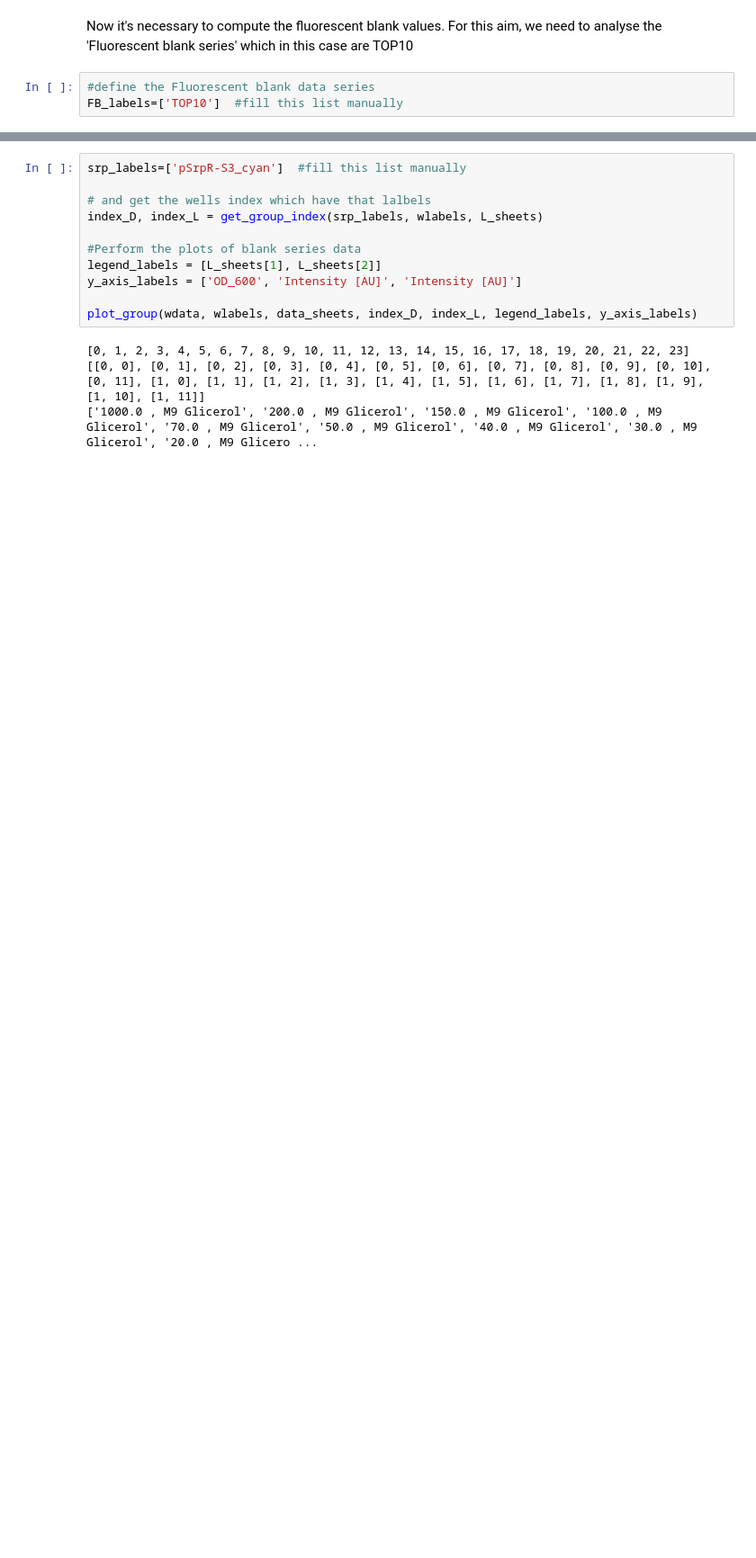
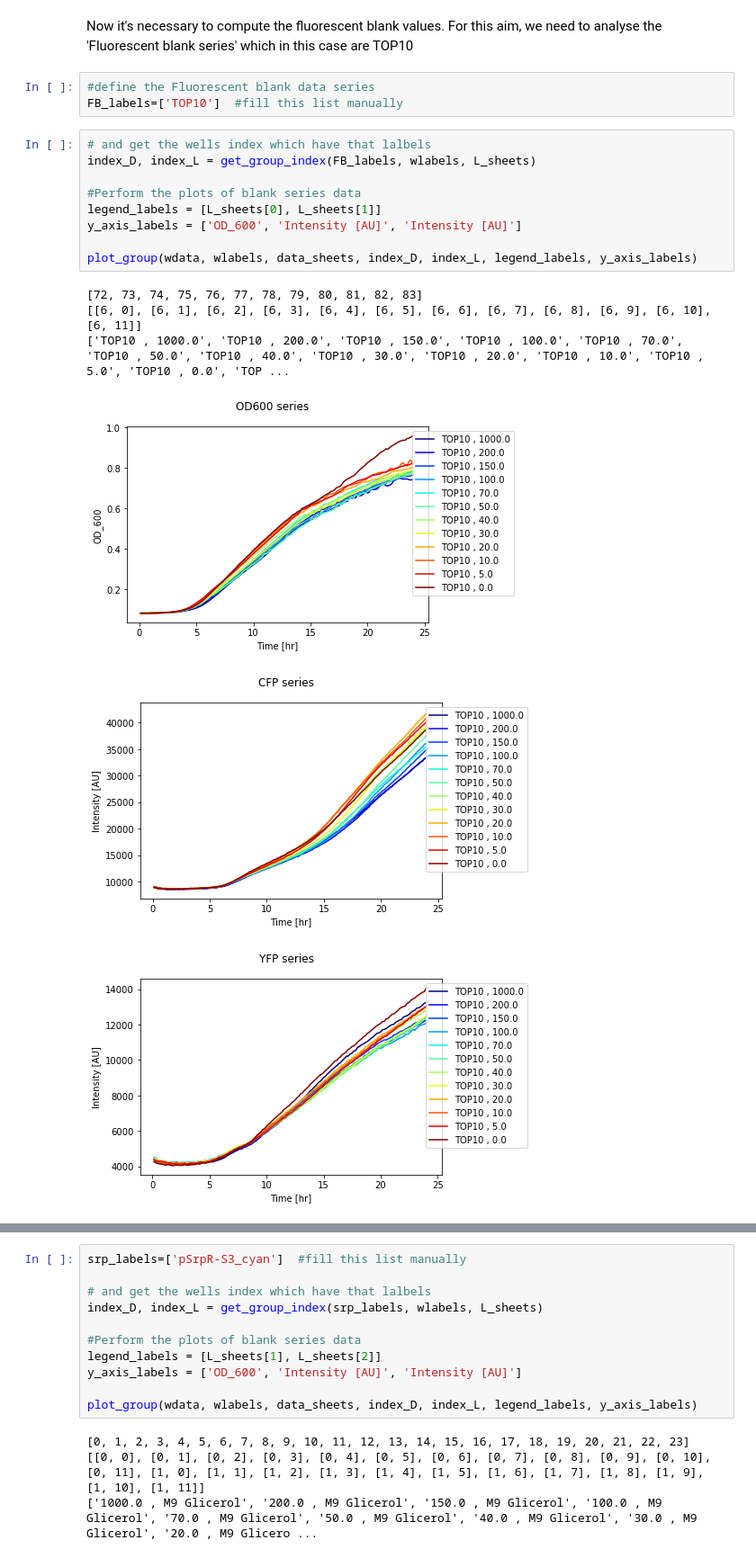
Before and after one commit to Prosimio/Plate_reader_analysis, a Jupyter notebook: Inverter_Analysis.ipynb, the cells around one changed output, grey strips where cells are left out. Shown: that part at 90% size. Cells and saved outputs as stored; diff of their text form; blank space fills up the shorter version.

Commit message:
add function to plot data series agains data series

```diff
--- a/Inverter_Analysis.ipynb
+++ b/Inverter_Analysis.ipynb
@@ -549,3 +549,19 @@ Now it's necessary to compute the fluorescent blank values. For this aim, we nee
 # %%
 #define the Fluorescent blank data series
 FB_labels=['TOP10']  #fill this list manually
+# %%
+# and get the wells index which have that lalbels
+index_D, index_L = get_group_index(FB_labels, wlabels, L_sheets)
+
+#Perform the plots of blank series data
+legend_labels = [L_sheets[0], L_sheets[1]]
+y_axis_labels = ['OD_600', 'Intensity [AU]', 'Intensity [AU]']
+
+plot_group(wdata, wlabels, data_sheets, index_D, index_L, legend_labels, y_axis_labels)
+# %% [output]
+[72, 73, 74, 75, 76, 77, 78, 79, 80, 81, 82, 83]
+[[6, 0], [6, 1], [6, 2], [6, 3], [6, 4], [6, 5], [6, 6], [6, 7], [6, 8], [6, 9], [6, 10], [6, 11]]
+['TOP10 , 1000.0', 'TOP10 , 200.0', 'TOP10 , 150.0', 'TOP10 , 100.0', 'TOP10 , 70.0', 'TOP10 , 50.0', 'TOP10 , 40.0', 'TOP10 , 30.0', 'TOP10 , 20.0', 'TOP10 , 10.0', 'TOP10 , 5.0', 'TOP10 , 0.0', 'TOP ...
+[figure, added]
+[figure, added]
+[figure, added]
```
Also changed, not shown: parts of 6 cells of this notebook.
